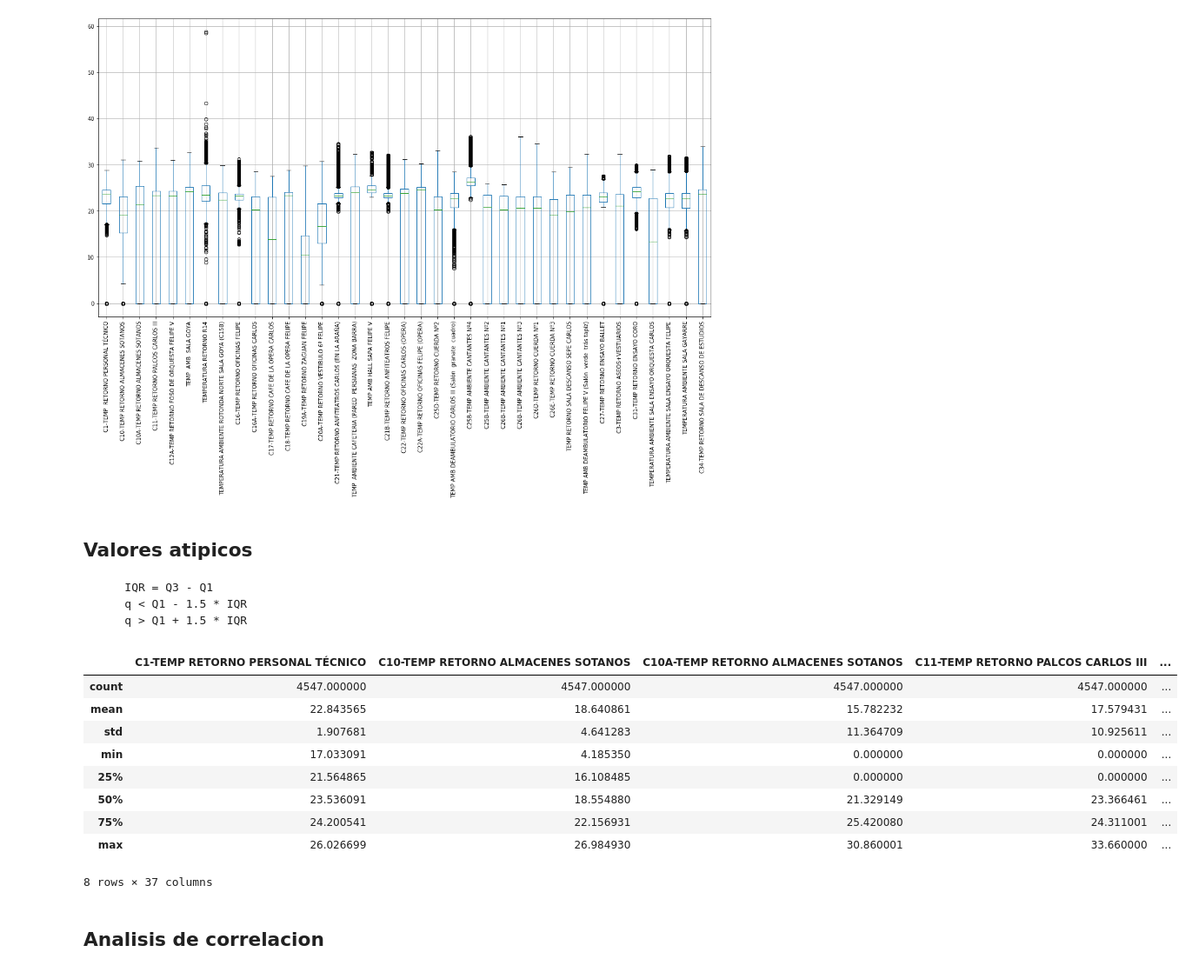
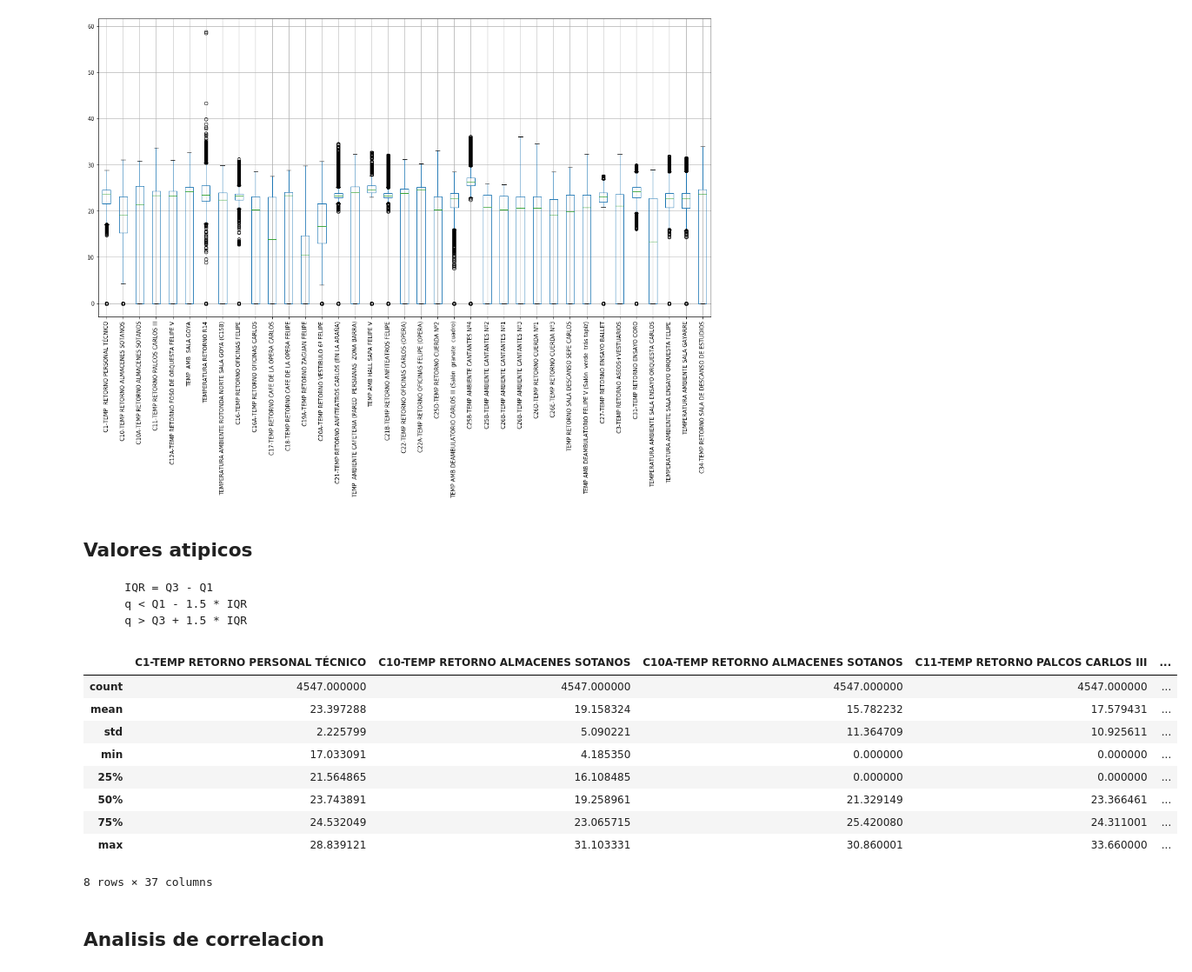
Before and after one commit to douglasag17/ML-SmartBuildings, a Jupyter notebook: PreparacionDeLosDatos/tem.ipynb, the cells around one changed output. Shown at 87% size. Cells and saved outputs as stored; diff of their text form; code cells hidden in the pictures.

```diff
--- a/PreparacionDeLosDatos/tem.ipynb
+++ b/PreparacionDeLosDatos/tem.ipynb
@@ -165,35 +165,35 @@ boxplot2 = dataLimpio.boxplot(rot=90, figsize=(20,10))
 
         IQR = Q3 - Q1
         q < Q1 - 1.5 * IQR
-        q > Q1 + 1.5 * IQR
+        q > Q3 + 1.5 * IQR
 # %%
 dataLimpioArr = dataLimpio.to_numpy()
 cuartilesArr = cuartiles.to_numpy()
 for i in range(37):
     for j in range(4547):
         q1 = cuartilesArr[4][i]
         q3 = cuartilesArr[6][i]
         iqr = q3 - q1
         extremoIzq = q1 - (1.5 * iqr)
-        extremoDer = q1 + (1.5 * iqr)
+        extremoDer = q3 + (1.5 * iqr)
         if (dataLimpioArr[j][i+1] < extremoIzq):
             dataLimpioArr[j][i+1] = cuartilesArr[1][i]
         if (dataLimpioArr[j][i+1] > extremoDer):
             dataLimpioArr[j][i+1] = cuartilesArr[1][i]
 
 namesCol = dataLimpio.columns.values
 dataSinAtipicos = pd.DataFrame.from_records(dataLimpioArr, columns = namesCol)
 dataSinAtipicos.describe()
 # %% [output]
 |  | C1-TEMP RETORNO PERSONAL TÉCNICO | C10-TEMP RETORNO ALMACENES SOTANOS | C10A-TEMP RETORNO ALMACENES SOTANOS | C11-TEMP RETORNO PALCOS CARLOS III | ... |
 | count | 4547.000000 | 4547.000000 | 4547.000000 | 4547.000000 | ... |
-| mean | 22.843565 | 18.640861 | 15.782232 | 17.579431 | ... |
-| std | 1.907681 | 4.641283 | 11.364709 | 10.925611 | ... |
+| mean | 23.397288 | 19.158324 | 15.782232 | 17.579431 | ... |
+| std | 2.225799 | 5.090221 | 11.364709 | 10.925611 | ... |
 | min | 17.033091 | 4.185350 | 0.000000 | 0.000000 | ... |
 | 25% | 21.564865 | 16.108485 | 0.000000 | 0.000000 | ... |
-| 50% | 23.536091 | 18.554880 | 21.329149 | 23.366461 | ... |
-| 75% | 24.200541 | 22.156931 | 25.420080 | 24.311001 | ... |
-| max | 26.026699 | 26.984930 | 30.860001 | 33.660000 | ... |
+| 50% | 23.743891 | 19.258961 | 21.329149 | 23.366461 | ... |
+| 75% | 24.532049 | 23.065715 | 25.420080 | 24.311001 | ... |
+| max | 28.839121 | 31.103331 | 30.860001 | 33.660000 | ... |
 8 rows × 37 columns
 # %% [markdown]
 ## Analisis de correlacion
```
Also changed, not shown: parts of 3 cells of this notebook.
